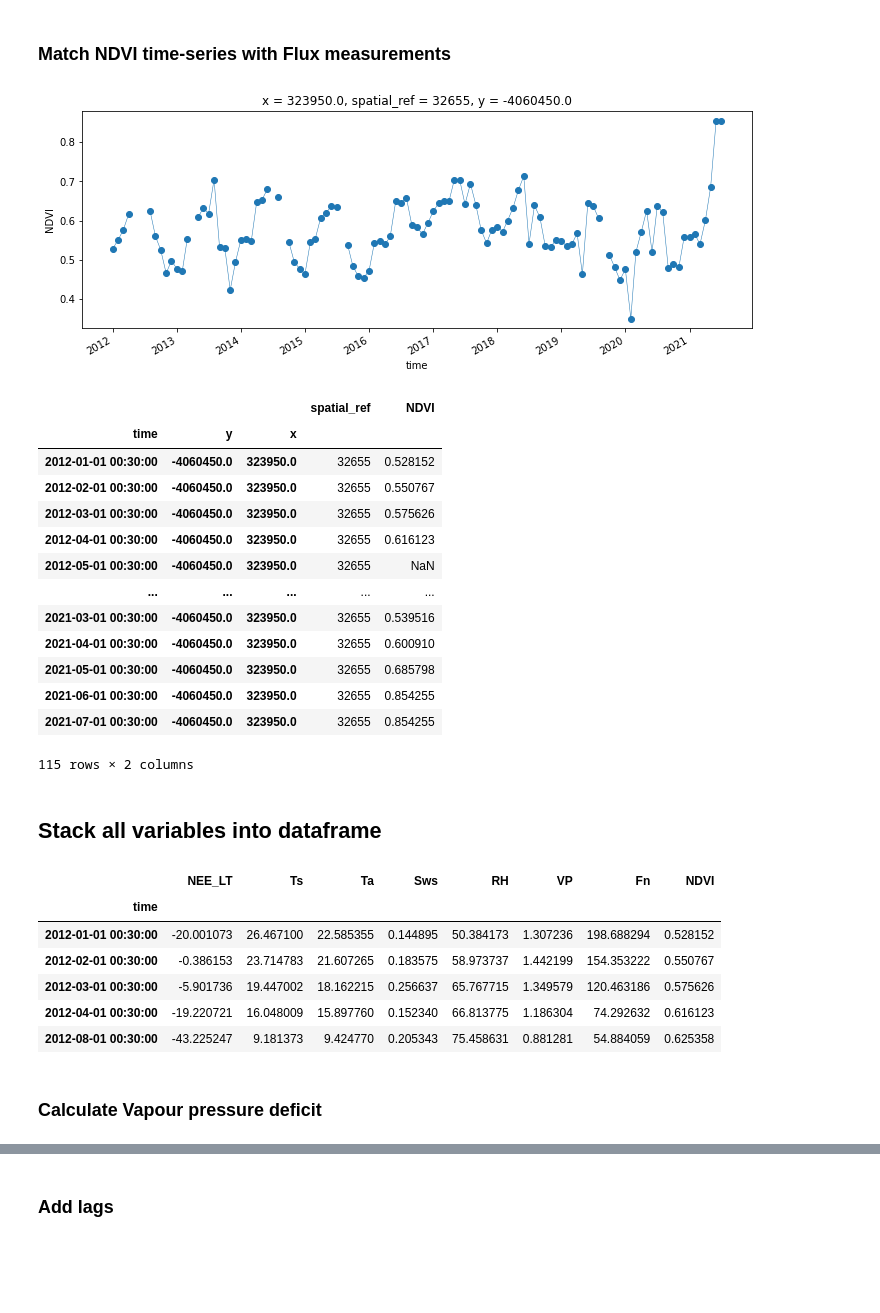
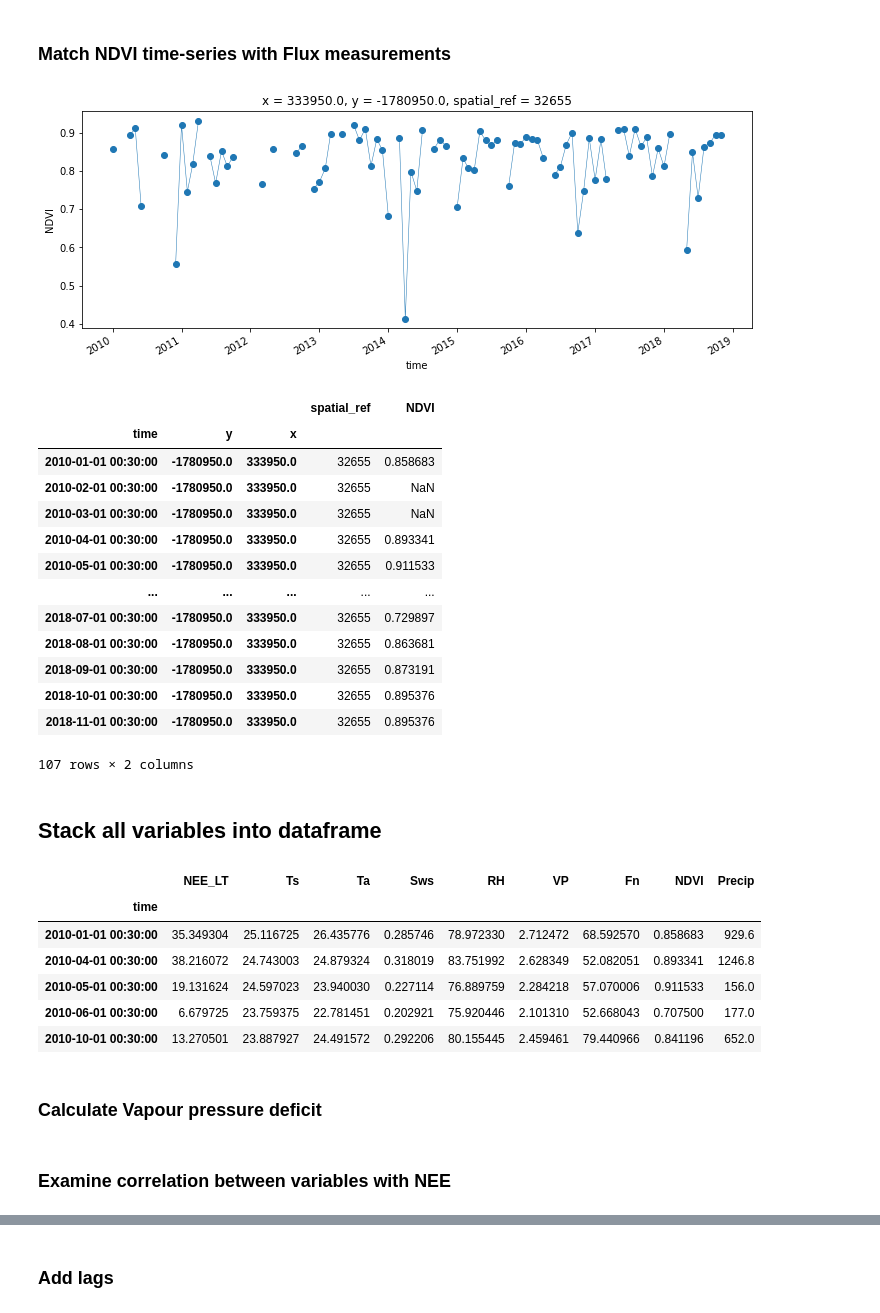
Before and after one commit to cbur24/NEE_modelling, a Jupyter notebook: explore_flux_data.ipynb, the cells around one changed output, grey strips where cells are left out. Saved outputs shown, nothing was run; the diff lists cells and outputs as text; code cells hidden in the pictures; blank space fills up the shorter version.

```diff
--- a/explore_flux_data.ipynb
+++ b/explore_flux_data.ipynb
@@ -21,8 +24,17 @@ from dea_tools.bandindices import calculate_indices
 ## Analysis Parameters
 # %%
 base='https://dap.tern.org.au/thredds/dodsC/ecosystem_process/ozflux/'
+
+# suffix = 'Whroo/2021_v1/L6/default/Whroo_L6_20111201_20210724_Monthly.nc'
+# suffix = 'Otway/2021_v1/L6/default/Otway_L6_20070811_20110101_Monthly.nc'
+# suffix = 'WallabyCreek/2022_v1/L6/default/WallabyCreek_L6_20050825_20130409_Monthly.nc'
+# suffix = 'WombatStateForest/2022_v1/L6/default/WombatStateForest_L6_20100120_20210529_Monthly.nc'
 # suffix='Tumbarumba/2021_v1/L6/default/Tumbarumba_L6_20020107_20191231_Monthly.nc'
-suffix='Whroo/2021_v1/L6/default/Whroo_L6_20111201_20210724_Monthly.nc'
+# suffix = 'CumberlandPlain/2022_v1/L6/default/CumberlandPlain_L6_20140101_20220101_Monthly.nc'
+
+#tropical forests
+# suffix = 'RobsonCreek/2022_v1/L6/default/RobsonCreek_L6_20130801_20211218_Monthly.nc'
+suffix = 'CapeTribulation/2022_v1/L6/default/CapeTribulation_L6_20100101_20181102_Monthly.nc'
 # %% [markdown]
 ## Load flux data through THREDDS
 # %%
@@ -98,24 +113,24 @@ ndvi = ndvi.reindex(time=flux.time, method='nearest')
 # %%
 ndvi.plot(figsize=(12,4),marker='o', linewidth=0.5);
 # %% [output]
-[figure, old version]
+[figure, new version]
 # %%
 ndvi.to_dataframe()
 # %% [output]
 |  |  |  | spatial_ref | NDVI |
 | time | y | x |  |  |
-| 2012-01-01 00:30:00 | -4060450.0 | 323950.0 | 32655 | 0.528152 |
-| 2012-02-01 00:30:00 | -4060450.0 | 323950.0 | 32655 | 0.550767 |
-| 2012-03-01 00:30:00 | -4060450.0 | 323950.0 | 32655 | 0.575626 |
-| 2012-04-01 00:30:00 | -4060450.0 | 323950.0 | 32655 | 0.616123 |
-| 2012-05-01 00:30:00 | -4060450.0 | 323950.0 | 32655 | NaN |
+| 2010-01-01 00:30:00 | -1780950.0 | 333950.0 | 32655 | 0.858683 |
+| 2010-02-01 00:30:00 | -1780950.0 | 333950.0 | 32655 | NaN |
+| 2010-03-01 00:30:00 | -1780950.0 | 333950.0 | 32655 | NaN |
+| 2010-04-01 00:30:00 | -1780950.0 | 333950.0 | 32655 | 0.893341 |
+| 2010-05-01 00:30:00 | -1780950.0 | 333950.0 | 32655 | 0.911533 |
 | ... | ... | ... | ... | ... |
-| 2021-03-01 00:30:00 | -4060450.0 | 323950.0 | 32655 | 0.539516 |
-| 2021-04-01 00:30:00 | -4060450.0 | 323950.0 | 32655 | 0.600910 |
-| 2021-05-01 00:30:00 | -4060450.0 | 323950.0 | 32655 | 0.685798 |
-| 2021-06-01 00:30:00 | -4060450.0 | 323950.0 | 32655 | 0.854255 |
-| 2021-07-01 00:30:00 | -4060450.0 | 323950.0 | 32655 | 0.854255 |
+| 2018-07-01 00:30:00 | -1780950.0 | 333950.0 | 32655 | 0.729897 |
+| 2018-08-01 00:30:00 | -1780950.0 | 333950.0 | 32655 | 0.863681 |
+| 2018-09-01 00:30:00 | -1780950.0 | 333950.0 | 32655 | 0.873191 |
+| 2018-10-01 00:30:00 | -1780950.0 | 333950.0 | 32655 | 0.895376 |
+| 2018-11-01 00:30:00 | -1780950.0 | 333950.0 | 32655 | 0.895376 |
-115 rows × 2 columns
+107 rows × 2 columns
 # %% [markdown]
 ## Stack all variables into dataframe
 # %%
@@ -126,19 +141,21 @@ sws = flux.Sws.to_dataframe().reset_index(level=[1,2]).drop(['latitude','longitu
 rh = flux.RH.to_dataframe().reset_index(level=[1,2]).drop(['latitude','longitude'],axis=1)
 vp = flux.VP.to_dataframe().reset_index(level=[1,2]).drop(['latitude','longitude'],axis=1)
 fn = flux.Fn.to_dataframe().reset_index(level=[1,2]).drop(['latitude','longitude'],axis=1)
+prec = flux.Precip.to_dataframe().reset_index(level=[1,2]).drop(['latitude','longitude'],axis=1)
+
 ndvi = ndvi.to_dataframe().reset_index(level=[1,2]).drop(['y','x', 'spatial_ref'],axis=1)
 # %%
-df = nee.join([ts,ta,sws,rh,vp,fn, ndvi])
+df = nee.join([ts,ta,sws,rh,vp,fn, ndvi, prec])
 df= df.dropna()
 df.head()
 # %% [output]
-|  | NEE_LT | Ts | Ta | Sws | RH | VP | Fn | NDVI |
-| time |  |  |  |  |  |  |  |  |
-| 2012-01-01 00:30:00 | -20.001073 | 26.467100 | 22.585355 | 0.144895 | 50.384173 | 1.307236 | 198.688294 | 0.528152 |
-| 2012-02-01 00:30:00 | -0.386153 | 23.714783 | 21.607265 | 0.183575 | 58.973737 | 1.442199 | 154.353222 | 0.550767 |
-| 2012-03-01 00:30:00 | -5.901736 | 19.447002 | 18.162215 | 0.256637 | 65.767715 | 1.349579 | 120.463186 | 0.575626 |
-| 2012-04-01 00:30:00 | -19.220721 | 16.048009 | 15.897760 | 0.152340 | 66.813775 | 1.186304 | 74.292632 | 0.616123 |
-| 2012-08-01 00:30:00 | -43.225247 | 9.181373 | 9.424770 | 0.205343 | 75.458631 | 0.881281 | 54.884059 | 0.625358 |
+|  | NEE_LT | Ts | Ta | Sws | RH | VP | Fn | NDVI | Precip |
+| time |  |  |  |  |  |  |  |  |  |
+| 2010-01-01 00:30:00 | 35.349304 | 25.116725 | 26.435776 | 0.285746 | 78.972330 | 2.712472 | 68.592570 | 0.858683 | 929.6 |
+| 2010-04-01 00:30:00 | 38.216072 | 24.743003 | 24.879324 | 0.318019 | 83.751992 | 2.628349 | 52.082051 | 0.893341 | 1246.8 |
+| 2010-05-01 00:30:00 | 19.131624 | 24.597023 | 23.940030 | 0.227114 | 76.889759 | 2.284218 | 57.070006 | 0.911533 | 156.0 |
+| 2010-06-01 00:30:00 | 6.679725 | 23.759375 | 22.781451 | 0.202921 | 75.920446 | 2.101310 | 52.668043 | 0.707500 | 177.0 |
+| 2010-10-01 00:30:00 | 13.270501 | 23.887927 | 24.491572 | 0.292206 | 80.155445 | 2.459461 | 79.440966 | 0.841196 | 652.0 |
 # %% [markdown]
 ### Calculate Vapour pressure deficit
 # %%
@@ -149,3 +166,5 @@ def VPD(rh, ta):
 # %%
 df['VPD'] = VPD(df.RH,df.Ta)
 df = df.drop('VP', axis=1)#drop VP
+# %% [markdown]
+### Examine correlation between variables with NEE
```
Also changed, not shown: parts of 15 cells of this notebook.
